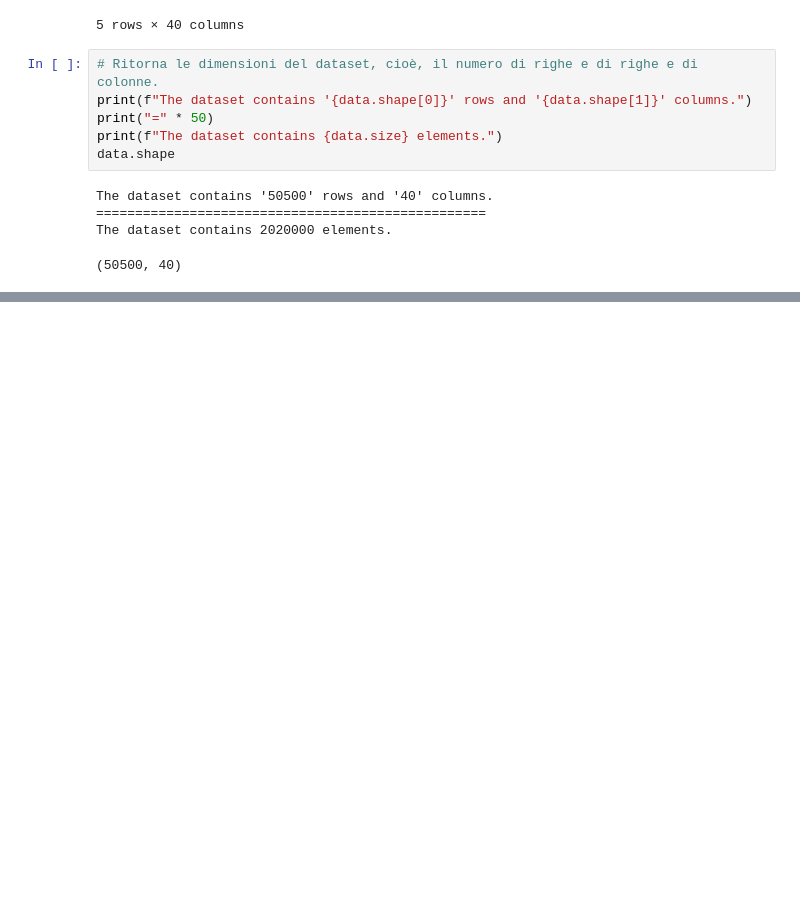
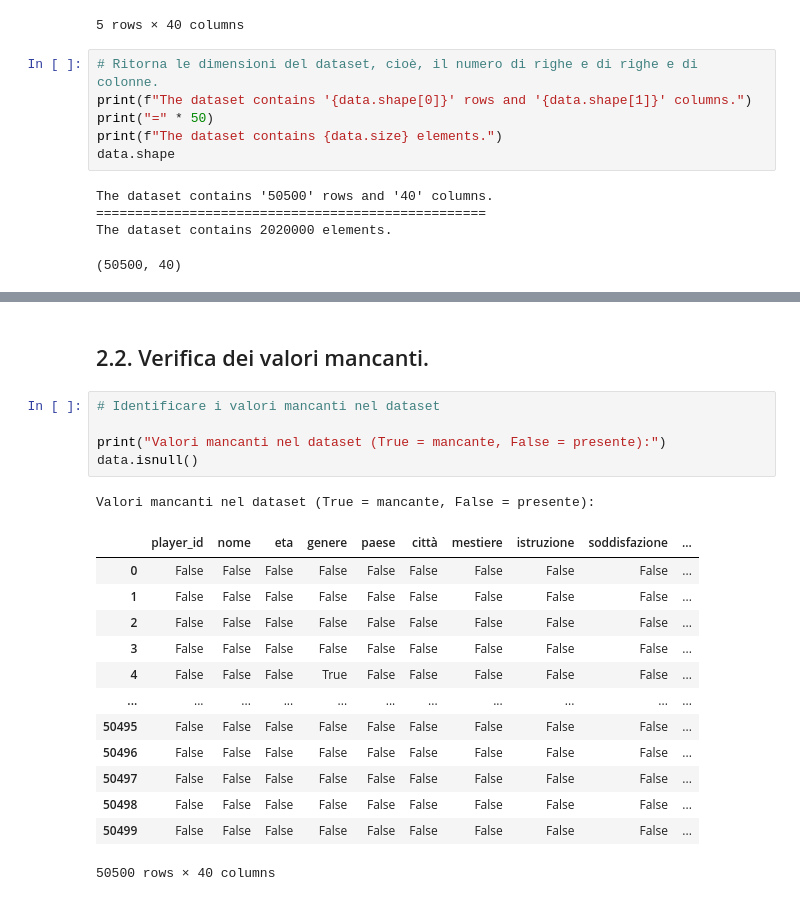
Before and after one commit to FabriceGhislain7/gdr-web-app, a Jupyter notebook: statistics/data_analysis.ipynb, the cells around one changed output, grey strips where cells are left out. Cells and saved outputs as stored; diff of their text form; blank space fills up the shorter version.

```diff
--- a/statistics/data_analysis.ipynb
+++ b/statistics/data_analysis.ipynb
@@ -136,0 +166,22 @@ memory usage: 15.4+ MB
+# %% [markdown]
+## 2.2. Verifica dei valori mancanti.
+# %%
+# Identificare i valori mancanti nel dataset
+
+print("Valori mancanti nel dataset (True = mancante, False = presente):")
+data.isnull()
+# %% [output]
+Valori mancanti nel dataset (True = mancante, False = presente):
+|  | player_id | nome | eta | genere | paese | città | mestiere | istruzione | soddisfazione | ... |
+| 0 | False | False | False | False | False | False | False | False | False | ... |
+| 1 | False | False | False | False | False | False | False | False | False | ... |
+| 2 | False | False | False | False | False | False | False | False | False | ... |
+| 3 | False | False | False | False | False | False | False | False | False | ... |
+| 4 | False | False | False | True | False | False | False | False | False | ... |
+| ... | ... | ... | ... | ... | ... | ... | ... | ... | ... | ... |
+| 50495 | False | False | False | False | False | False | False | False | False | ... |
+| 50496 | False | False | False | False | False | False | False | False | False | ... |
+| 50497 | False | False | False | False | False | False | False | False | False | ... |
+| 50498 | False | False | False | False | False | False | False | False | False | ... |
+| 50499 | False | False | False | False | False | False | False | False | False | ... |
+50500 rows × 40 columns
```
Also changed, not shown: parts of 13 cells of this notebook.
